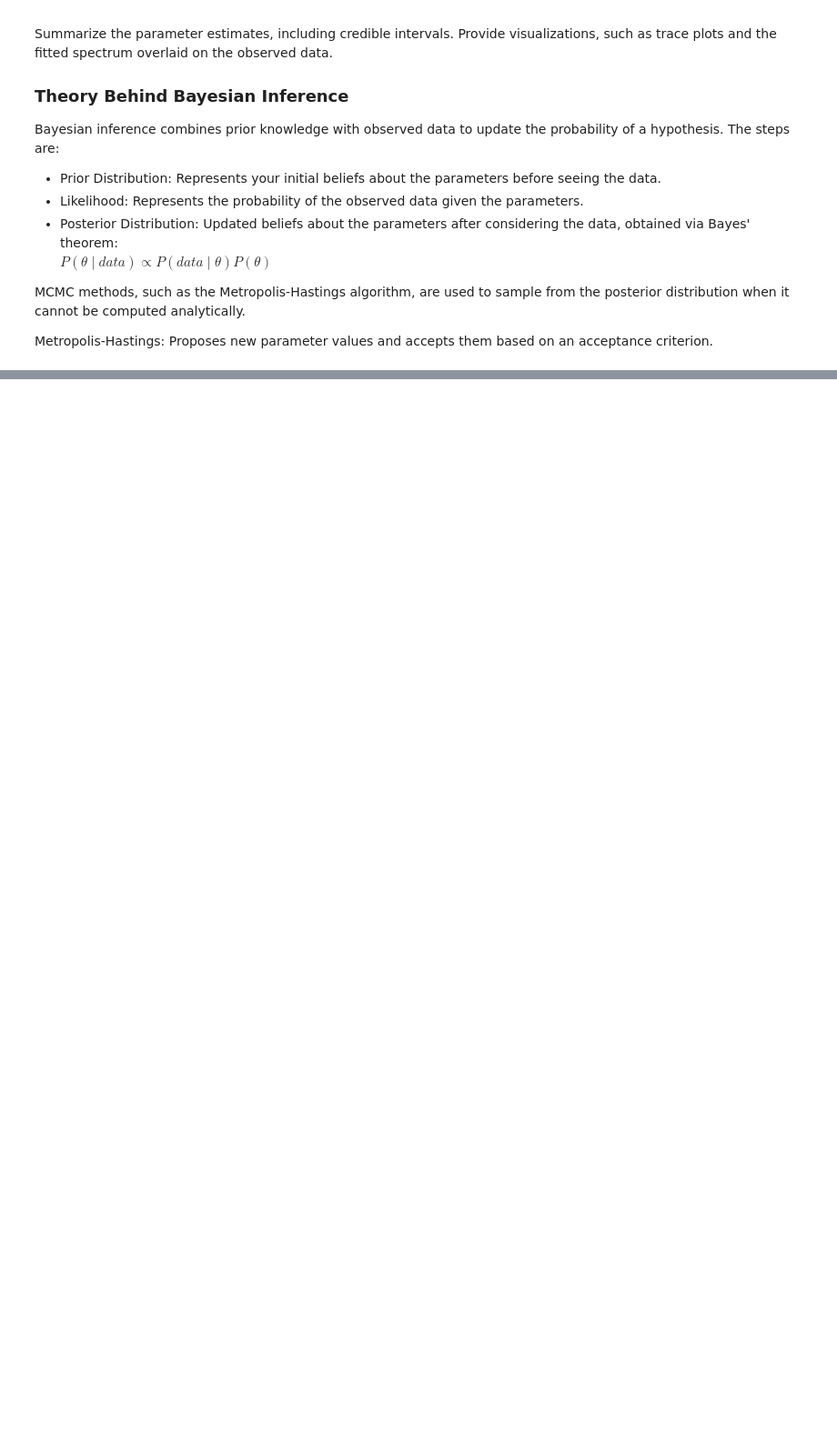
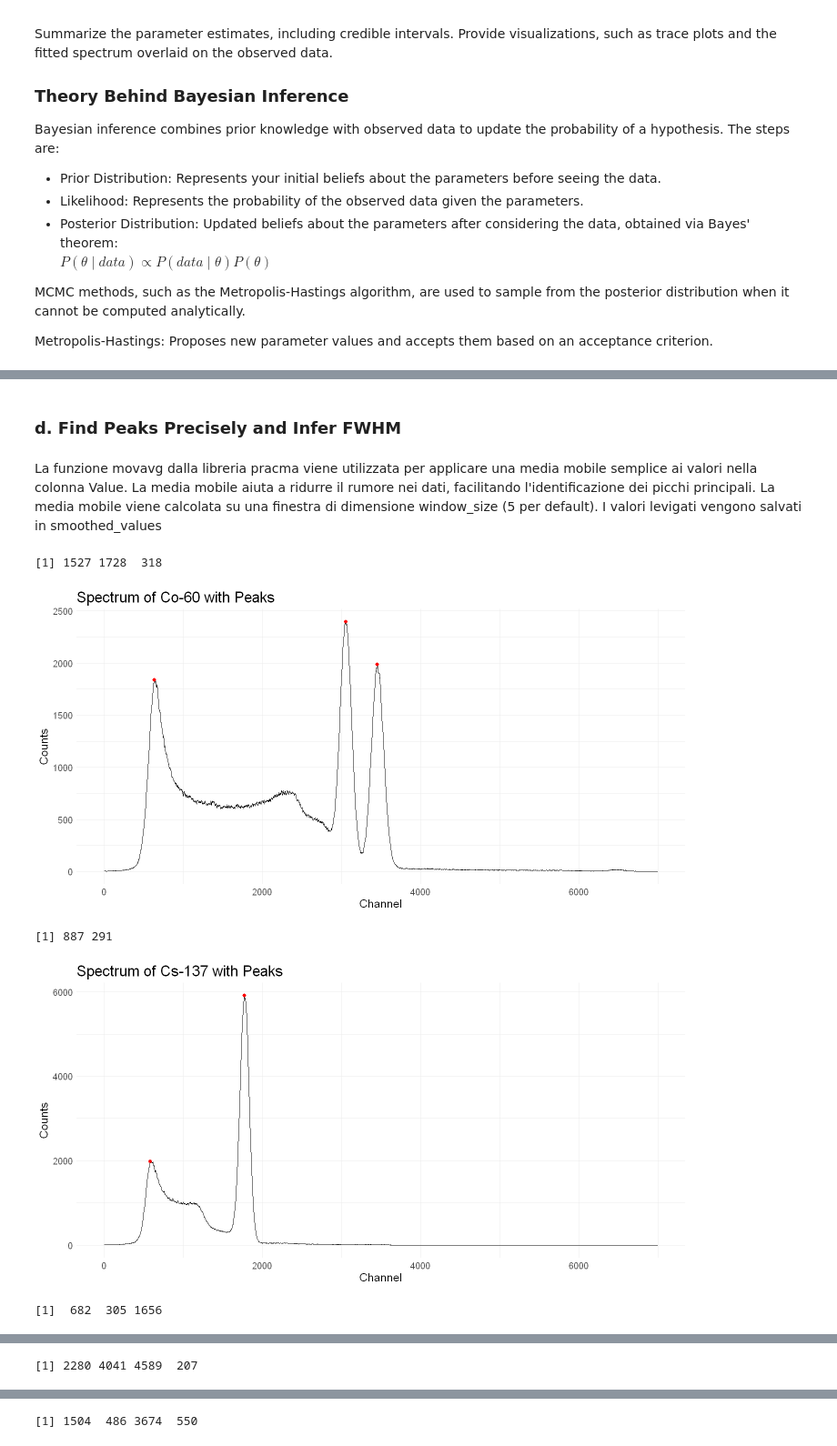
Before and after one commit to EugeniaBoccanera/R_project, a Jupyter notebook: Group_00.ipynb, the cells around one changed output, grey strips where cells are left out. Shown at 91% size. Cells and saved outputs as stored; diff of their text form; code cells hidden in the pictures; blank space fills up the shorter version.

```diff
--- a/Group_00.ipynb
+++ b/Group_00.ipynb
@@ -210,0 +194,54 @@ ggplot() +
+# %% [markdown]
+### d. Find Peaks Precisely and Infer FWHM
+# %% [markdown]
+La funzione movavg dalla libreria pracma viene utilizzata per applicare una media mobile semplice ai valori nella colonna Value. La media mobile aiuta a ridurre il rumore nei dati, facilitando l'identificazione dei picchi principali.
+La media mobile viene calcolata su una finestra di dimensione window_size (5 per default).
+I valori levigati vengono salvati in smoothed_values
+# %%
+# Function to smooth data
+smooth_data <- function(data, window_size) {
+  smoothed_values <- movavg(data$Value, n = window_size, type = "s")
+  smoothed_data <- data
+  smoothed_data$Value <- smoothed_values
+  return(smoothed_data)
+}
+
+# Function to find and plot peaks
+find_and_plot_peaks <- function(data, title, minpeakheight_factor, minpeakdistance, window_size, apply_smoothing = TRUE) {
+  if (apply_smoothing) {
+    # Smooth the data
+    data <- smooth_data(data, window_size)
+  }
+
+  peaks <- findpeaks(data$Value, sortstr = TRUE, minpeakheight = minpeakheight_factor * max(data$Value), minpeakdistance = minpeakdistance)
+  peak_positions <- peaks[, 2]
+
+  # Plot the data with identified peaks
+  plot <- ggplot(data, aes(x = Row, y = Value)) +
+    geom_line() +
+    geom_point(data = data[peak_positions, ], aes(x = Row, y = Value), color = "red", size = 2) +
+    ggtitle(title) +
+    xlab("Channel") +
+    ylab("Counts") +
+    theme_minimal() +
+    #xlim(1, 6500) +
+    theme(plot.title = element_text(size = 20),
+          axis.title = element_text(size = 15),
+          axis.text = element_text(size = 12))
+
+  print(plot)
+  return(peak_positions)
+}
+
+# Test function with different parameters
+find_and_plot_peaks(gr11_co60, "Spectrum of Co-60 with Peaks", minpeakheight_factor = 0.5, minpeakdistance = 100, window_size = 5, apply_smoothing = TRUE)
+find_and_plot_peaks(gr11_cs137, "Spectrum of Cs-137 with Peaks", minpeakheight_factor = 0.3, minpeakdistance = 100, window_size = 5, apply_smoothing = TRUE)
+find_and_plot_peaks(gr11_na22, "Spectrum of Na-22 with Peaks", minpeakheight_factor = 0.1, minpeakdistance = 300, window_size = 6, apply_smoothing = TRUE)
+find_and_plot_peaks(IC48A_AmCsCo, "Spectrum of Am, Cs, Co with Peaks", minpeakheight_factor = 0.1, minpeakdistance = 50, window_size = 5, apply_smoothing = FALSE)
+find_and_plot_peaks(IC48A_Th, "Spectrum of Th with Peaks", minpeakheight_factor = 0.1, minpeakdistance = 50, window_size = 5, apply_smoothing = FALSE)
+# %% [output]
+[1] 1527 1728  318
+[figure, added]
+[1] 887 291
+[figure, added]
+[1]  682  305 1656
@@ -210,0 +249 @@ ggplot() +
+[1] 2280 4041 4589  207
@@ -210,0 +251 @@ ggplot() +
+[1] 1504  486 3674  550
```
Also changed, not shown: parts of 29 cells of this notebook.
